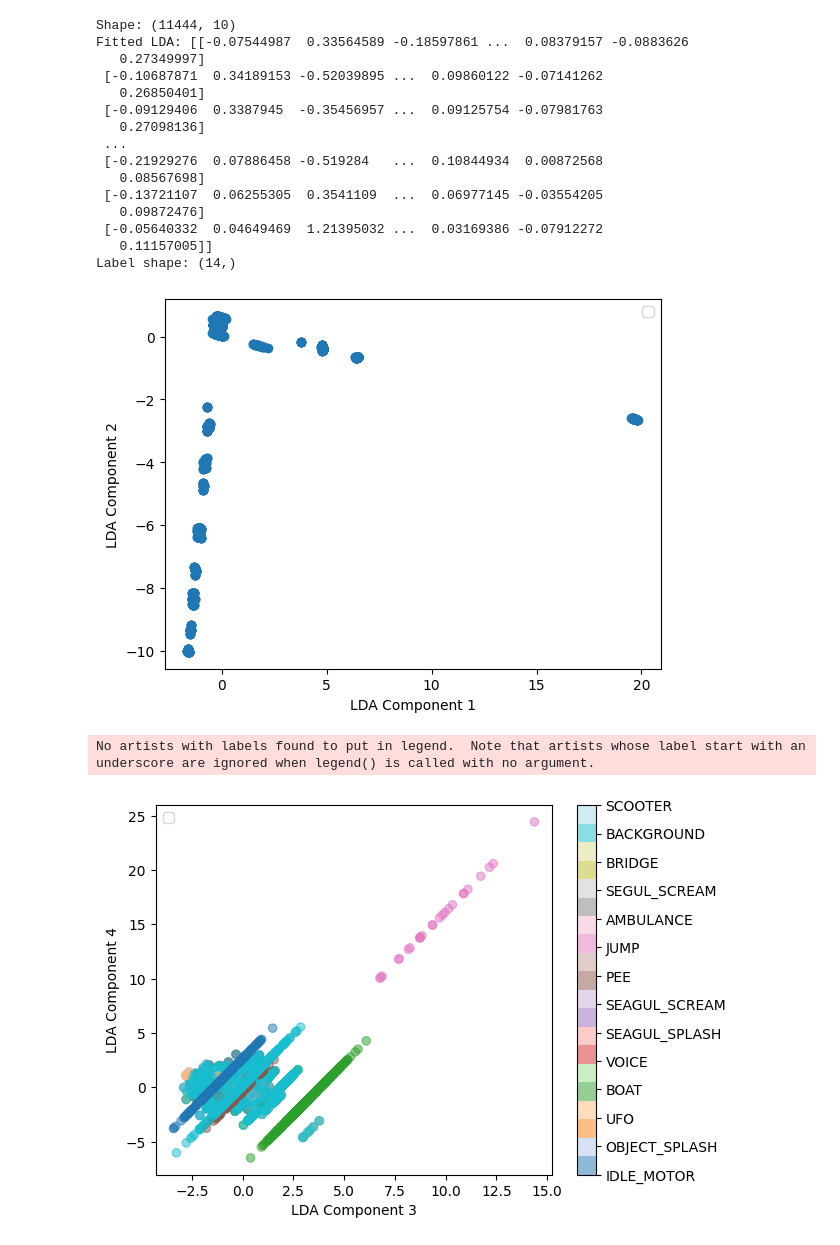
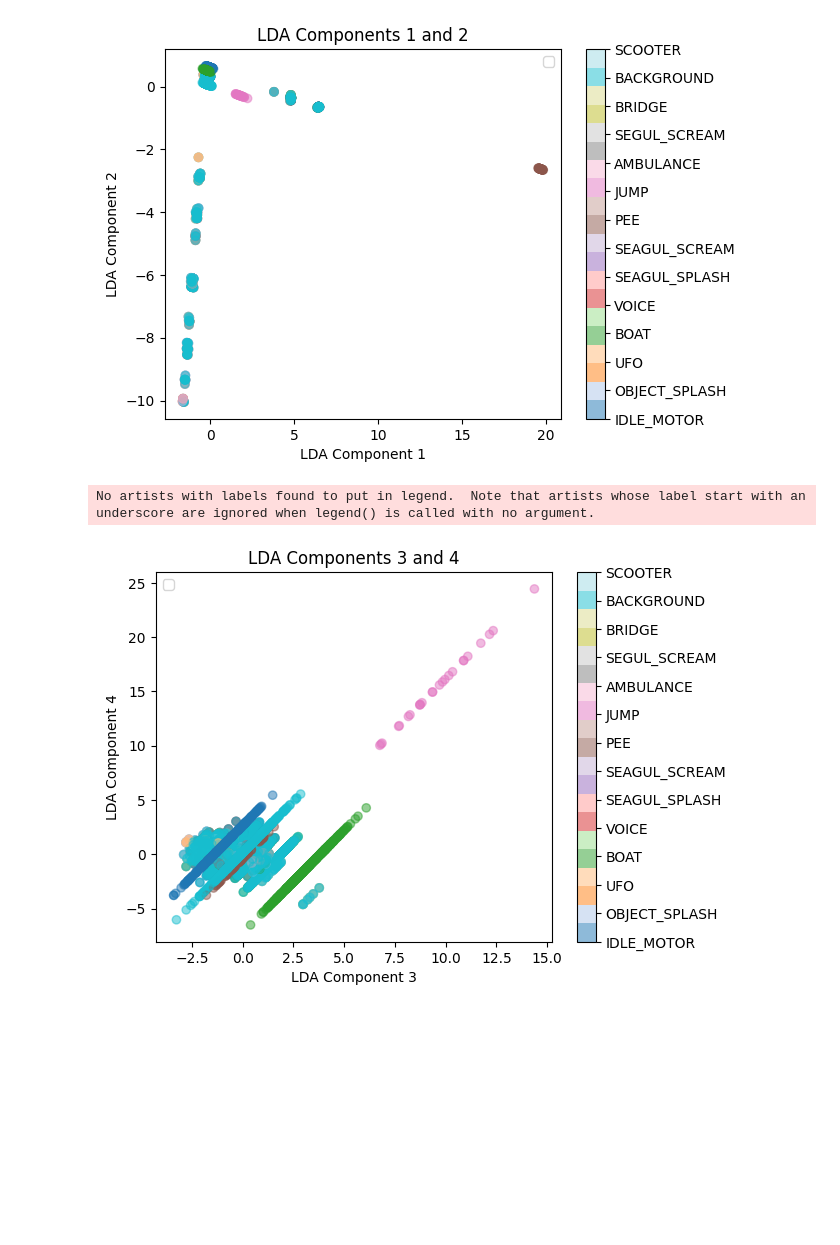
Before and after one commit to CE8-ComputerEng/semester-project, a Jupyter notebook: LDA_data.ipynb, the cells around one changed output. Cells and saved outputs as stored; diff of their text form; code cells hidden in the pictures; blank space fills up the shorter version.

```diff
--- a/LDA_data.ipynb
+++ b/LDA_data.ipynb
@@ -97,6 +91,8 @@ fitted_LDA = LDA.fit_transform(data_flatten, data_labels)
 # %%
 num_components = fitted_LDA.shape[1]
 fig, axs = plt.subplots(num_components, 1, figsize=(6, 2*num_components), sharex=True)
+colors = plt.cm.tab20(np.linspace(0, 1, 20))
+label_ints = [np.where(np.unique(data_labels) == label)[0][0] for label in data_labels]
 
 for i in range(num_components):
     axs[i].scatter(data_labels, fitted_LDA[:, i])
@@ -105,40 +101,40 @@ for i in range(num_components):
     axs[i].set_xticklabels(classes_get, rotation=90)
     axs[i].set_xlabel("Class")
 
+if not os.path.exists("LDA"):
+    os.makedirs("LDA")
+
+# Save the figure to the LDA folder
+plt.savefig(f'LDA/LDA_{num_components}_Components.png', dpi=300)
 plt.tight_layout()
 plt.show()
 
-
 # Showing the LDA components on
 fig, ax = plt.subplots()
-colors = plt.cm.tab20(np.linspace(0, 1, 20))
+scatter = ax.scatter(fitted_LDA[:, 0], fitted_LDA[:, 1], c=label_ints, cmap='tab20', alpha=0.5)
 
-print("Shape:", np.shape(fitted_LDA))
-print("Fitted LDA:", fitted_LDA)
-print("Label shape:", np.shape(classes_get))
-
-ax.scatter(fitted_LDA[:, 0], fitted_LDA[:, 1])
-
+# Add colorbar and axis-labels
+cbar = plt.colorbar(scatter, ticks=np.arange(len(classes_get)))
+cbar.ax.set_yticklabels(classes_get)
 ax.set_xlabel('LDA Component 1')
 ax.set_ylabel('LDA Component 2')
+ax.set_title('LDA Components 1 and 2')
+ax.legend()
 
-# ax.set_xlim([np.min(fitted_LDA[:, 0]), np.max(fitted_LDA[:, 0])])
-# ax.set_ylim([np.min(fitted_LDA[:, 1]), np.max(fitted_LDA[:, 1])])
+# Save the figure to the LDA folder
+plt.savefig(f'LDA/LDA_Component_1_2.png', dpi=300)
 
 ax.legend()
 plt.show()
 
 # Plots the third and forth component of the LDA
 fig, ax = plt.subplots()
-colors = plt.cm.tab20(np.linspace(0, 1, 20))
-
-label_ints = [np.where(np.unique(data_labels) == label)[0][0] for label in data_labels]
-
 scatter = ax.scatter(fitted_LDA[:, 2], fitted_LDA[:, 3], c=label_ints, cmap='tab20', alpha=0.5)
 
 # Add labels and legend
 ax.set_xlabel('LDA Component 3')
 ax.set_ylabel('LDA Component 4')
+ax.set_title('LDA Components 3 and 4')
 ax.legend()
 
 # Add colorbar
@@ -153,21 +150,6 @@ No artists with labels found to put in legend.  Note that artists whose label st
+[figure, new version]
-Shape: (11444, 10)
-Fitted LDA: [[-0.07544987  0.33564589 -0.18597861 ...  0.08379157 -0.0883626
-   0.27349997]
- [-0.10687871  0.34189153 -0.52039895 ...  0.09860122 -0.07141262
-   0.26850401]
- [-0.09129406  0.3387945  -0.35456957 ...  0.09125754 -0.07981763
-   0.27098136]
- ...
- [-0.21929276  0.07886458 -0.519284   ...  0.10844934  0.00872568
-   0.08567698]
- [-0.13721107  0.06255305  0.3541109  ...  0.06977145 -0.03554205
-   0.09872476]
- [-0.05640332  0.04649469  1.21395032 ...  0.03169386 -0.07912272
-   0.11157005]]
-Label shape: (14,)
+No artists with labels found to put in legend.  Note that artists whose label start with an underscore are ignored when legend() is called with no argument.
-[figure, old version]
-No artists with labels found to put in legend.  Note that artists whose label start with an underscore are ignored when legend() is called with no argument.
-[figure, old version]
+[figure, new version]
 # %%
 # LDA to .txt
 with open('LDA_DATA.txt', 'w') as LDA_TXT:
```
Also changed, not shown: parts of 4 cells of this notebook.
